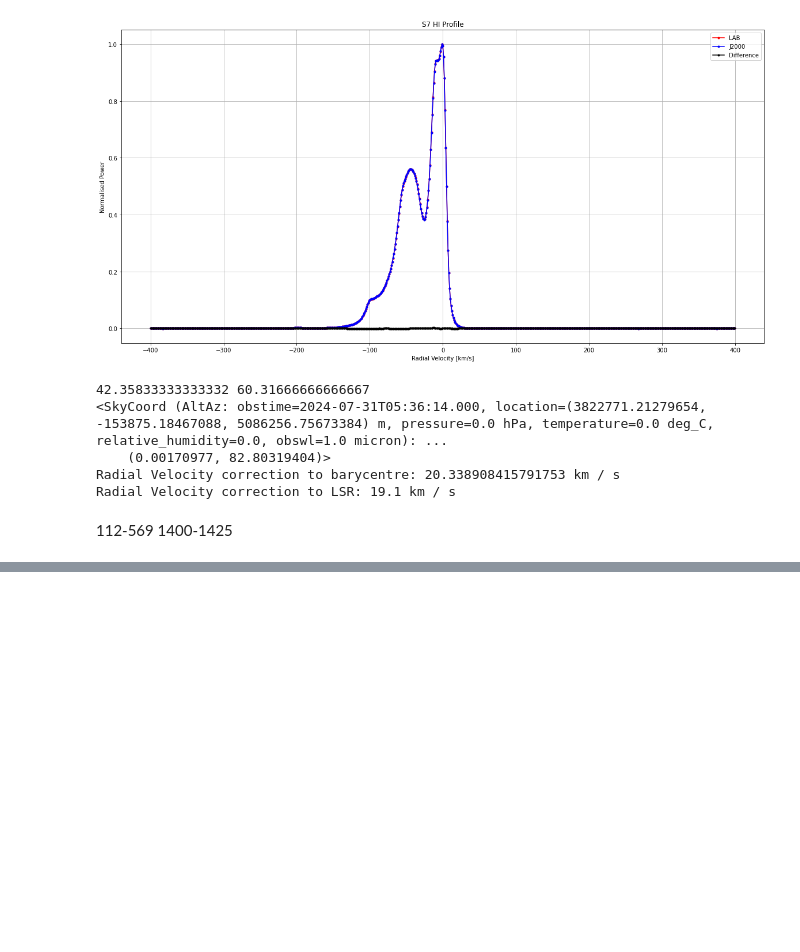
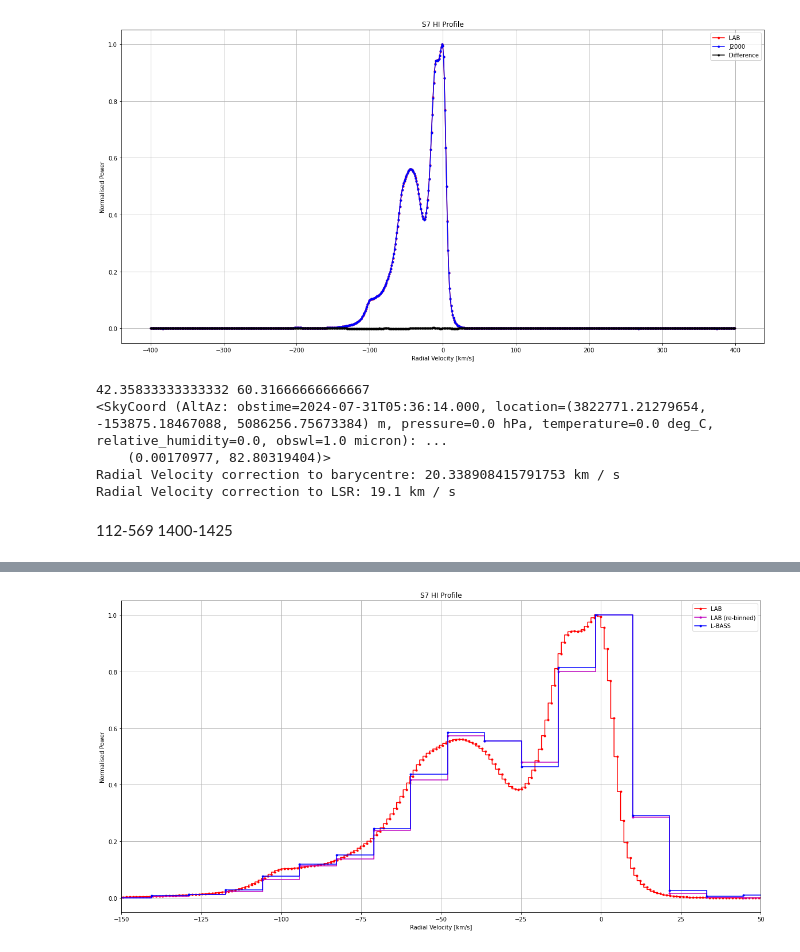
Before and after one commit to louis-hurrey/L-BASS, a Jupyter notebook: hydrogen_profiles.ipynb, the cells around one changed output, grey strips where cells are left out. Drawn from its saved outputs; the diff is of its cells as text; code cells hidden in the pictures; blank space fills up the shorter version.

Commit message:
optimum velocity correction

```diff
--- a/hydrogen_profiles.ipynb
+++ b/hydrogen_profiles.ipynb
@@ -441,0 +442,99 @@ plt.show()
+# %%
+s7_transit = Transit('31st July 2024 - S7', 0, 60.32, 0, 'E', datetime.datetime(2024, 7, 31, 5, 36, 14))
+s7_t, s7_pwr = s7_transit.get_data()
+
+s7_pwr_trim = s7_pwr[:,19:21,:]
+
+freq = np.linspace(1400, 1425, 457)
+
+s7_bandpass = np.empty(718)
+
+for i in range(0,718):
+    s7_bandpass[i] = np.sum(s7_pwr_trim[0][:,i])
+
+bandpass = np.concatenate((s7_bandpass[:480], np.linspace(0,0,21), s7_bandpass[501:]))
+
+zero_indices = np.where(bandpass == 0)[0]
+
+non_zero_indices = np.where(bandpass != 0)[0]
+
+bandpass[zero_indices] = np.interp(zero_indices, non_zero_indices, bandpass[non_zero_indices])
+
+s7_profile = (s7_bandpass-bandpass)[112:569]
+
+plt.figure(figsize=(10, 5))
+plt.plot(freq, s7_bandpass[112:569], marker=".", color='b', label="L-BASS S7 Signal")
+plt.plot(freq, bandpass[112:569], color='r', label="Baseline")
+plt.xlabel('Frequency [MHz]')
+plt.ylabel('Power')
+plt.grid(True)
+plt.legend()
+plt.title("Baseline Subtraction")
+plt.show()
+
+#hydrogen_line = np.where(s7_profile == np.max(s7_profile))[0] / 718 * 25 + 1400
+hydrogen_line = 1420.405751786
+s7_lsr_corr = np.linspace(15,25,10000)*u.km/u.s
+residuals = np.empty(10000)
+
+for i in range(10000):
+    vel = -(freq-hydrogen_line)/hydrogen_line*c.to(u.km/u.s) + s7_lsr_corr[i]
+
+    lab_rebinned = np.empty(len(vel))
+    width = ((vel[1]-vel[0])/2).value
+
+    for j in range(len(vel)):
+        rhs = int(np.where(s7_lab_vel == find_nearest(s7_lab_vel, vel[j].value-width))[0])
+        lhs = int(np.where(s7_lab_vel == find_nearest(s7_lab_vel, vel[j].value+width))[0])
+        lab_rebinned[j] = np.sum(s7_lab_pwr[lhs-1:rhs])
+
+    residuals[i] = np.average(np.abs(-(s7_profile/np.max(s7_profile)-lab_rebinned/np.max(lab_rebinned))))
+
+print(s7_lsr_corr[np.argmin(residuals)])
+
+vel = -(freq-hydrogen_line)/hydrogen_line*c.to(u.km/u.s) + s7_lsr_corr[np.argmin(residuals)]
+
+lab_rebinned = np.empty(len(vel))
+width = ((vel[1]-vel[0])/2).value
+
+for i in range(len(vel)):
+    rhs = int(np.where(s7_lab_vel == find_nearest(s7_lab_vel, vel[i].value-width))[0])
+    lhs = int(np.where(s7_lab_vel == find_nearest(s7_lab_vel, vel[i].value+width))[0])
+    lab_rebinned[i] = np.sum(s7_lab_pwr[lhs-1:rhs])
+
+plt.figure(figsize=(20, 10))
+plt.step(s7_lab_vel, s7_lab_pwr, marker=".", color='r', label="LAB")
+plt.step(vel, lab_rebinned/np.max(lab_rebinned), marker=".", color='m', label="LAB (re-binned)")
+plt.step(vel,s7_profile/np.max(s7_profile), marker=".", color='b', label="L-BASS")
+plt.xlabel('Radial Velocity [km/s]')
+plt.ylabel('Normalised Power')
+plt.grid(True)
+plt.legend()
+plt.title("S7 HI Profile")
+plt.xlim(-150,50)
+plt.show()
+
+plt.figure(figsize=(20, 10))
+plt.plot(s7_lab_vel, s7_lab_pwr, marker=".", color='r', label="LAB")
+plt.plot(vel, lab_rebinned/np.max(lab_rebinned), marker=".", color='m', label="LAB (re-binned)")
+plt.plot(vel,s7_profile/np.max(s7_profile), color='b', marker=".", label="L-BASS")
+plt.xlabel('Radial Velocity [km/s]')
+plt.ylabel('Normalised Power')
+plt.grid(True)
+plt.legend()
+plt.title("S7 HI Profile")
+plt.xlim(-150,50)
+plt.show()
+
+residuals = -(s7_profile/np.max(s7_profile)-lab_rebinned/np.max(lab_rebinned))
+
+plt.figure(figsize=(20, 10))
+plt.plot(vel, residuals, marker=".", color='g', label="Residuals")
+plt.xlabel('Radial Velocity [km/s]')
+plt.ylabel('Normalised Power')
+plt.grid(True)
+plt.legend()
+plt.title("S7 HI Profile Residuals")
+plt.xlim(-150,50)
+plt.show()
+# %% [output]
@@ -441,0 +543 @@ plt.show()
+[figure, added]
```
Also changed, not shown: parts of 4 cells of this notebook, 2 other files.
